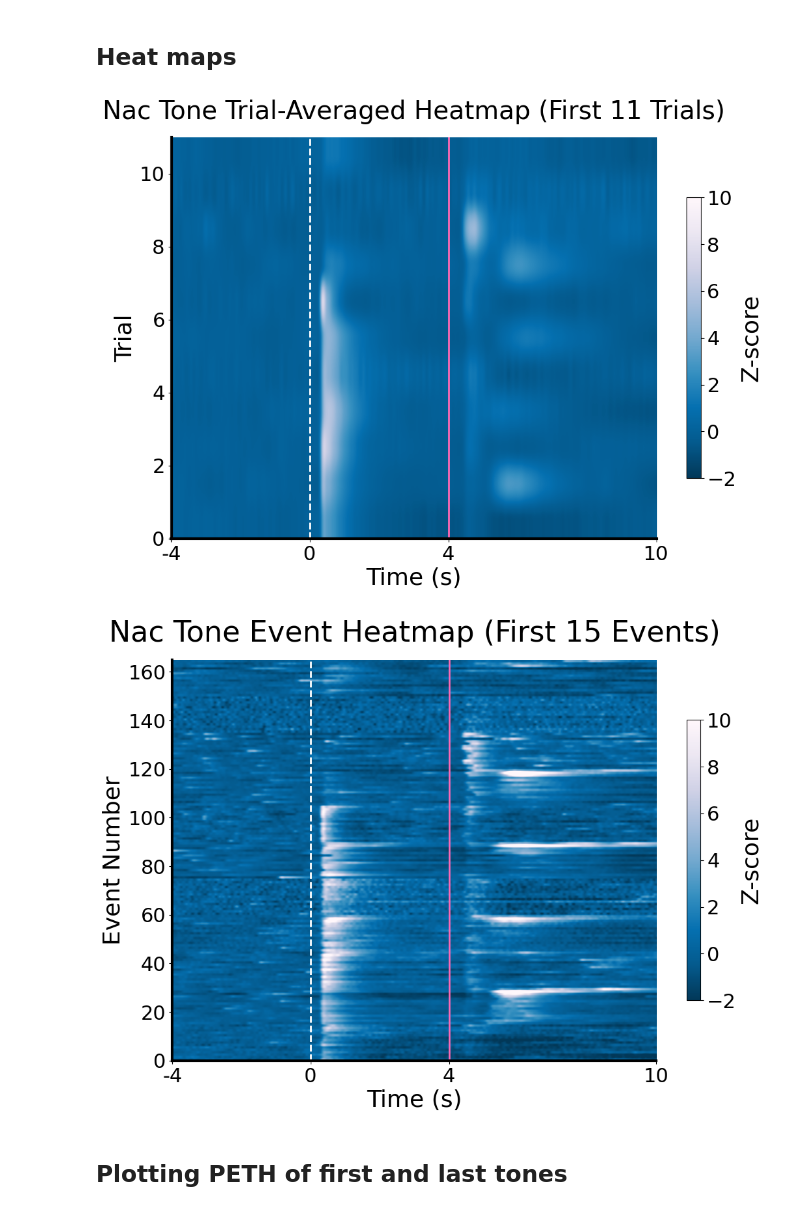
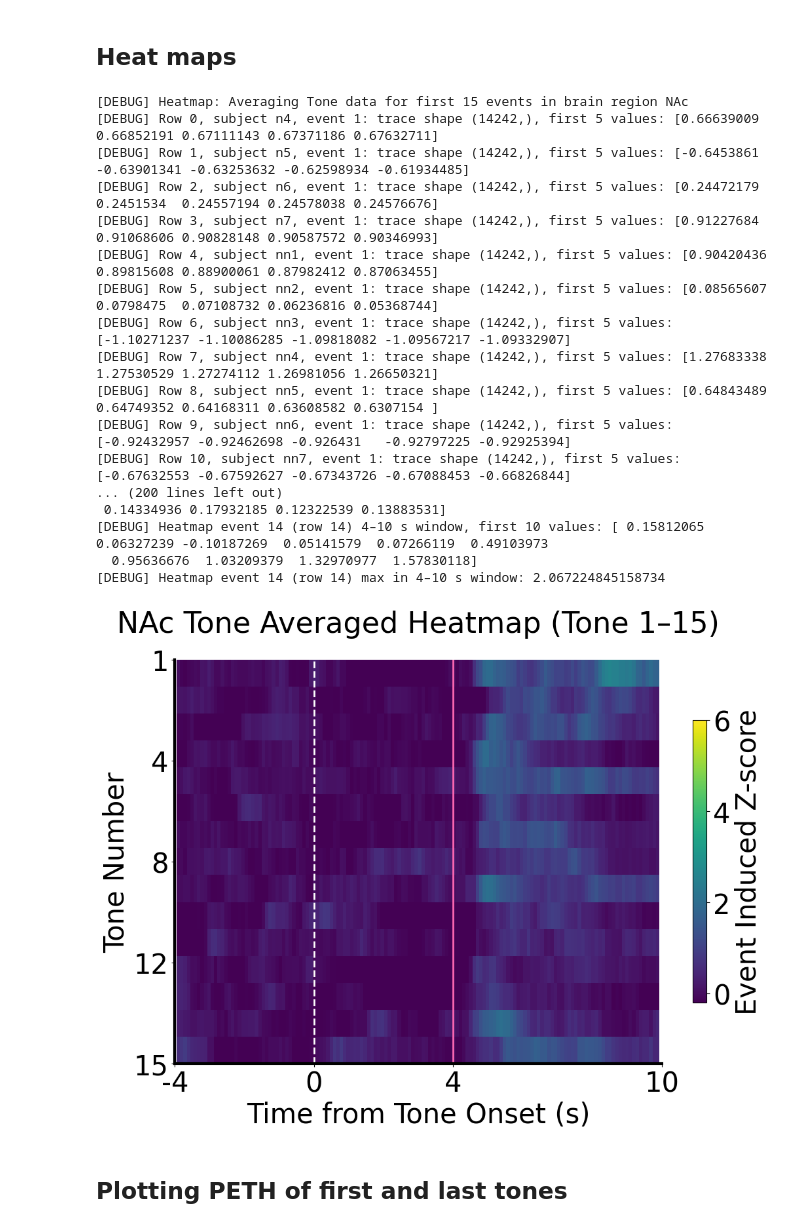
Before and after one commit to padillacoreanolab/Fiber_Photometry, a Jupyter notebook: Reward_Training/rt_analysis_albert.ipynb, the cells around one changed output. Cells and saved outputs as stored; diff of their text form; code cells hidden in the pictures.

```diff
--- a/Reward_Training/rt_analysis_albert.ipynb
+++ b/Reward_Training/rt_analysis_albert.ipynb
@@ -155,13 +200,38 @@ exp.plot_specific_event_psth(event_type='Tone', event_index = 15, directory_path
 # %% [markdown]
 ## Heat maps
-# %%
-exp.plot_trial_averaged_heatmap(event_type = 'Tone', max_trials = 15, directory_path = None, brain_region = 'Nac', df=None, bin_size=125)
-# %% [output]
-[figure, removed]
-# %%
-exp.plot_event_heatmap(event_type = 'Tone', max_events = 15, directory_path = None, brain_region = 'Nac', df=None, bin_size=125)
-# %% [output]
-[figure, removed]
+# %%
+exp.plot_event_index_heatmap(event_type = 'Tone',
+                             max_events = 15,
+                             directory_path = save_path,
+                             brain_region = 'NAc',
+                             vmin = -0.2,
+                             vmax = 6, df=None, bin_size=100)
+
+# exp.plot_event_index_heatmap(event_type = 'Tone',
+#                              max_events = 15,
+#                              directory_path = save_path,
+#                              brain_region = 'mPFC',
+#                              vmin = -0.3,
+#                              vmax = 2, df=None, bin_size=100)
+# %% [output]
+[DEBUG] Heatmap: Averaging Tone data for first 15 events in brain region NAc
+[DEBUG] Row 0, subject n4, event 1: trace shape (14242,), first 5 values: [0.66639009 0.66852191 0.67111143 0.67371186 0.67632711]
+[DEBUG] Row 1, subject n5, event 1: trace shape (14242,), first 5 values: [-0.6453861  -0.63901341 -0.63253632 -0.62598934 -0.61934485]
+[DEBUG] Row 2, subject n6, event 1: trace shape (14242,), first 5 values: [0.24472179 0.2451534  0.24557194 0.24578038 0.24576676]
+[DEBUG] Row 3, subject n7, event 1: trace shape (14242,), first 5 values: [0.91227684 0.91068606 0.90828148 0.90587572 0.90346993]
+[DEBUG] Row 4, subject nn1, event 1: trace shape (14242,), first 5 values: [0.90420436 0.89815608 0.88900061 0.87982412 0.87063455]
+[DEBUG] Row 5, subject nn2, event 1: trace shape (14242,), first 5 values: [0.08565607 0.0798475  0.07108732 0.06236816 0.05368744]
+[DEBUG] Row 6, subject nn3, event 1: trace shape (14242,), first 5 values: [-1.10271237 -1.10086285 -1.09818082 -1.09567217 -1.09332907]
+[DEBUG] Row 7, subject nn4, event 1: trace shape (14242,), first 5 values: [1.27683338 1.27530529 1.27274112 1.26981056 1.26650321]
+[DEBUG] Row 8, subject nn5, event 1: trace shape (14242,), first 5 values: [0.64843489 0.64749352 0.64168311 0.63608582 0.6307154 ]
+[DEBUG] Row 9, subject nn6, event 1: trace shape (14242,), first 5 values: [-0.92432957 -0.92462698 -0.926431   -0.92797225 -0.92925394]
+[DEBUG] Row 10, subject nn7, event 1: trace shape (14242,), first 5 values: [-0.67632553 -0.67592627 -0.67343726 -0.67088453 -0.66826844]
+... (200 lines left out)
+ 0.14334936 0.17932185 0.12322539 0.13883531]
+[DEBUG] Heatmap event 14 (row 14) 4–10 s window, first 10 values: [ 0.15812065  0.06327239 -0.10187269  0.05141579  0.07266119  0.49103973
+  0.95636676  1.03209379  1.32970977  1.57830118]
+[DEBUG] Heatmap event 14 (row 14) max in 4–10 s window: 2.067224845158734
+[figure, added]
 # %% [markdown]
 ## Plotting PETH of first and last tones
 # %%
```
Also changed, not shown: parts of 12 cells of this notebook, 14 other files.
